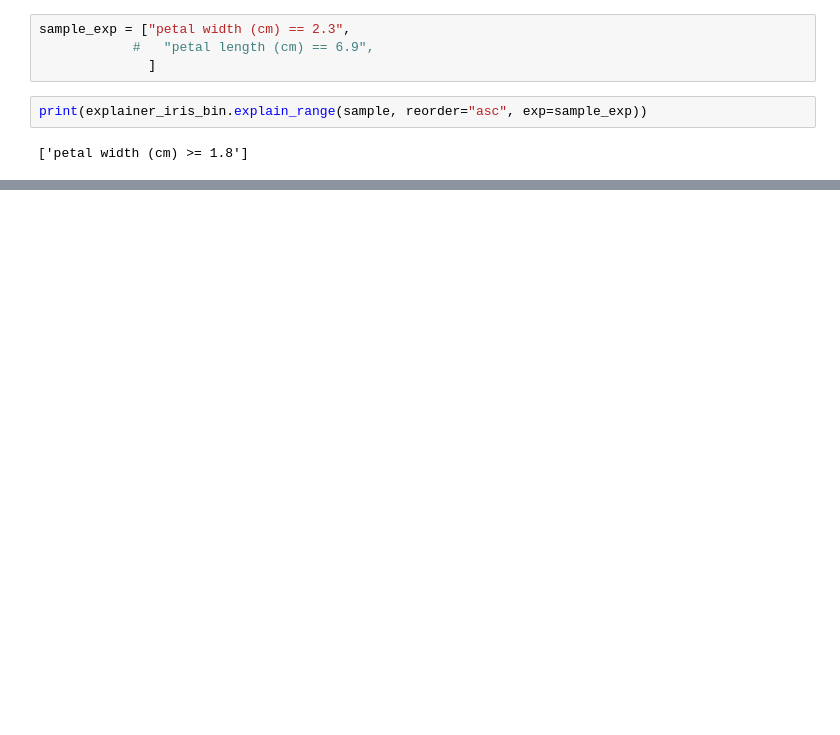
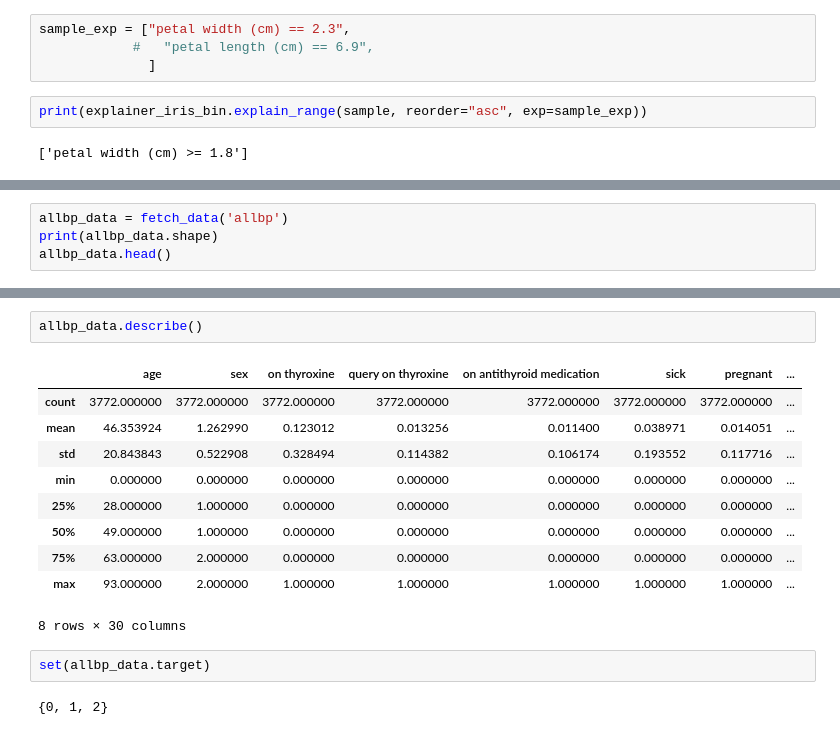
Before and after one commit to LogicExplainML-LEML/LogicExplainML, a Jupyter notebook: notebooks/expanding delta/xgb_range_multiclass.ipynb, the cells around one changed output, grey strips where cells are left out. Cells and saved outputs as stored; diff of their text form; blank space fills up the shorter version.

```diff
--- a/notebooks/expanding delta/xgb_range_multiclass.ipynb
+++ b/notebooks/expanding delta/xgb_range_multiclass.ipynb
@@ -505,0 +583,4 @@ print(explainer_iris_bin.explain_range(sample, reorder="asc", exp=sample_exp))
+# %%
+allbp_data = fetch_data('allbp')
+print(allbp_data.shape)
+allbp_data.head()
@@ -505,0 +596,17 @@ print(explainer_iris_bin.explain_range(sample, reorder="asc", exp=sample_exp))
+# %%
+allbp_data.describe()
+# %% [output]
+|  | age | sex | on thyroxine | query on thyroxine | on antithyroid medication | sick | pregnant | ... |
+| count | 3772.000000 | 3772.000000 | 3772.000000 | 3772.000000 | 3772.000000 | 3772.000000 | 3772.000000 | ... |
+| mean | 46.353924 | 1.262990 | 0.123012 | 0.013256 | 0.011400 | 0.038971 | 0.014051 | ... |
+| std | 20.843843 | 0.522908 | 0.328494 | 0.114382 | 0.106174 | 0.193552 | 0.117716 | ... |
+| min | 0.000000 | 0.000000 | 0.000000 | 0.000000 | 0.000000 | 0.000000 | 0.000000 | ... |
+| 25% | 28.000000 | 1.000000 | 0.000000 | 0.000000 | 0.000000 | 0.000000 | 0.000000 | ... |
+| 50% | 49.000000 | 1.000000 | 0.000000 | 0.000000 | 0.000000 | 0.000000 | 0.000000 | ... |
+| 75% | 63.000000 | 2.000000 | 0.000000 | 0.000000 | 0.000000 | 0.000000 | 0.000000 | ... |
+| max | 93.000000 | 2.000000 | 1.000000 | 1.000000 | 1.000000 | 1.000000 | 1.000000 | ... |
+8 rows × 30 columns
+# %%
+set(allbp_data.target)
+# %% [output]
+{0, 1, 2}
```
Also changed, not shown: parts of 17 cells of this notebook.
